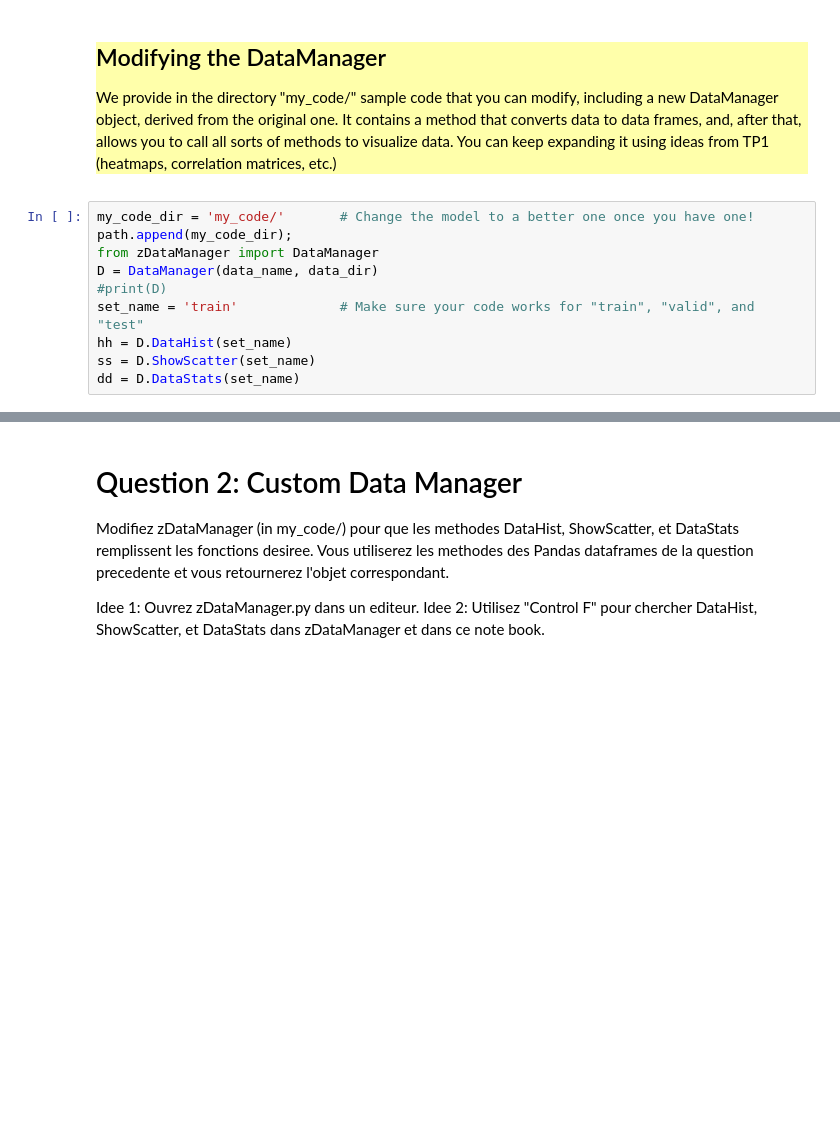
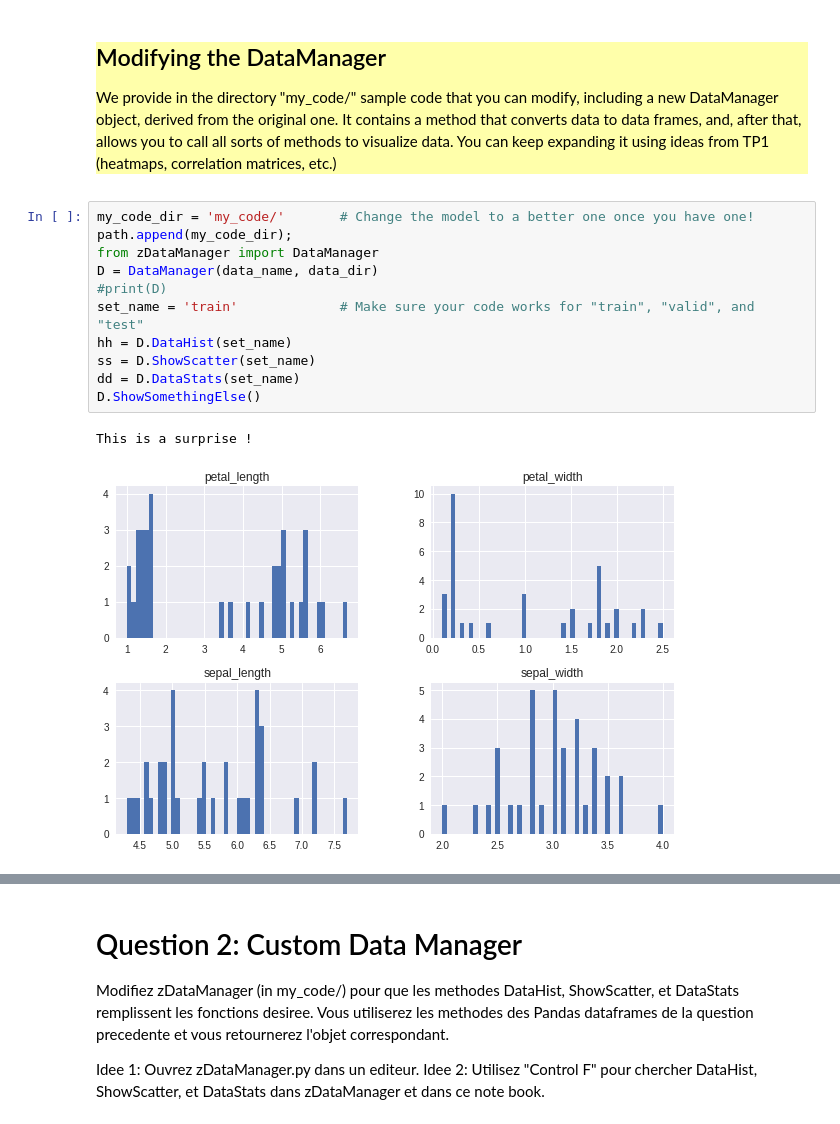
Before and after one commit to PiotrBParisSud/info232, a Jupyter notebook: TP2/README.ipynb, the cells around one changed output, grey strips where cells are left out. Saved outputs shown, nothing was run; the diff lists cells and outputs as text; blank space fills up the shorter version.

```diff
--- a/TP2/README.ipynb
+++ b/TP2/README.ipynb
@@ -166,10 +167,14 @@ We provide in the directory "my_code/" sample code that you can modify, includin
 # %%
 my_code_dir = 'my_code/'       # Change the model to a better one once you have one!
 path.append(my_code_dir);
 from zDataManager import DataManager
 D = DataManager(data_name, data_dir)
 #print(D)
 set_name = 'train'             # Make sure your code works for "train", "valid", and "test"
 hh = D.DataHist(set_name)
 ss = D.ShowScatter(set_name)
 dd = D.DataStats(set_name)
+D.ShowSomethingElse()
+# %% [output]
+This is a surprise !
+[figure, added]
```
Also changed, not shown: parts of 17 cells of this notebook, 2 other files.
